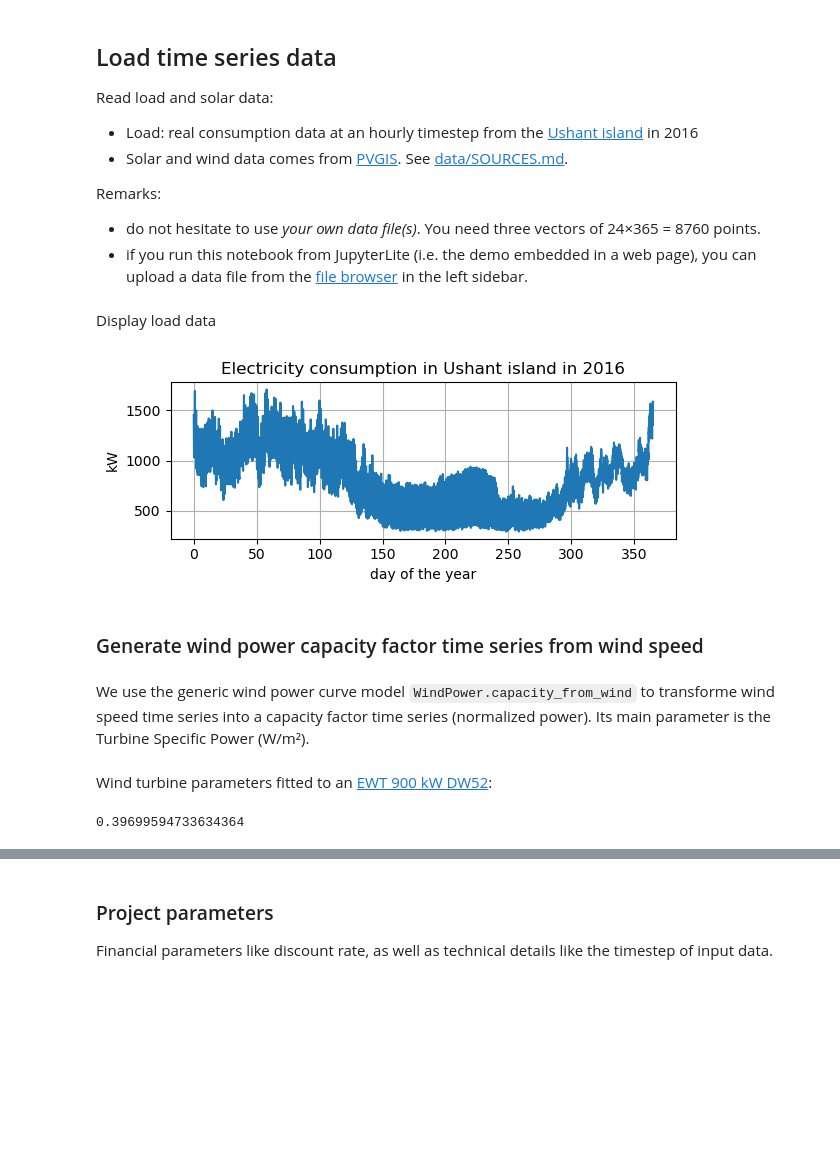
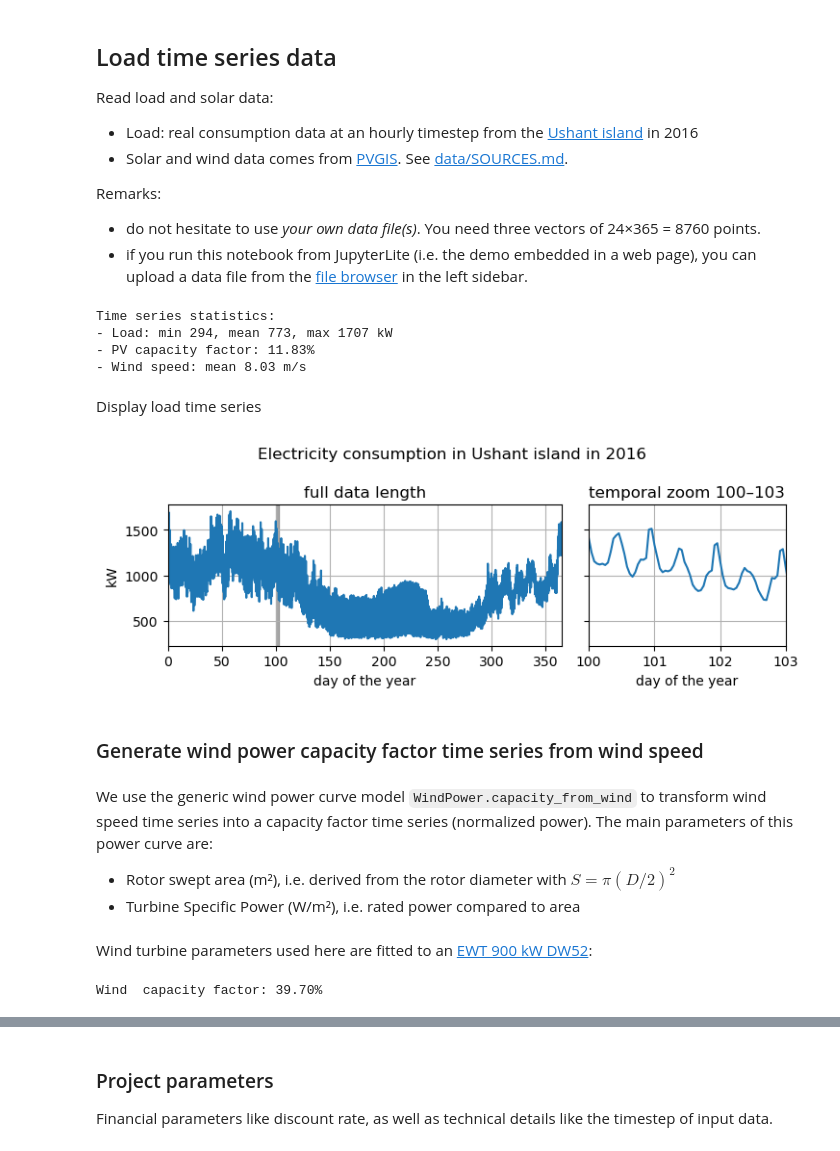
Before and after one commit to Microgrids-X/Microgrids.py, a Jupyter notebook: examples/Microgrid_Wind-Solar.ipynb, the cells around one changed output, grey strips where cells are left out. Saved outputs shown, nothing was run; the diff lists cells and outputs as text; code cells hidden in the pictures; blank space fills up the shorter version.

Commit message:
update Wind-Solar example notebook in line with Julia version v0.10.0

```diff
--- a/examples/Microgrid_Wind-Solar.ipynb
+++ b/examples/Microgrid_Wind-Solar.ipynb
@@ -37,7 +42,7 @@ datapath = folder / 'data' / 'Ouessant_data_2016.csv'
 # %%
 data = np.loadtxt(datapath, delimiter=',', skiprows=2, usecols=(1,2,4))
 
-# Split load and solar data:
+# Split load, solar and wind data:
 Pload = data[:,0] # kW
 Ppv1k = data[:,1] / 1000; # convert to kW/kWp
 wind_speed = data[:,2]; # m/s
@@ -45,30 +50,65 @@ wind_speed = data[:,2]; # m/s
 # Calibrate wind speed data against a mast measurement
 ws_gain = 1.059 # ratio of Mast's mean /PVGIS' mean
 wind_speed = ws_gain*wind_speed
+
+print('Time series statistics:')
+print(f'- Load: min {np.min(Pload):.0f}, mean {np.mean(Pload):.0f}, max {np.max(Pload):.0f} kW')
+print(f'- PV capacity factor: {np.mean(Ppv1k):.2%}') # yearly capacity factor of 12% (quite low in 2016 in Ouessant)
+print(f'- Wind speed: mean {np.mean(wind_speed):.2f} m/s')
+# %% [output]
+Time series statistics:
+- Load: min 294, mean 773, max 1707 kW
+- PV capacity factor: 11.83%
+- Wind speed: mean 8.03 m/s
 # %% [markdown]
-Display load data
+Display load time series
-# %%
-fig, ax = plt.subplots(1,1, figsize=(6,2.5))
-
-td = np.arange(len(Pload))/24 # time in days
-ax.plot(td, Pload, label="load")
-
-ax.grid(True)
-ax.set(
-    title='Electricity consumption in Ushant island in 2016',
-    ylabel='kW',
-    xlabel='day of the year'
-);
-fig.tight_layout()
-plt.show()
-# %% [output]
-[figure, removed]
+# %%
+td = np.arange(len(Pload))/24 # time in days
+
+def plot_ts_zoom(t, ts, zoom, color='C1', title='', xlabel='', ylabel=''):
+    """helper: plot time series with a temporal zoom"""
+    fig, (ax1, ax2) = plt.subplots(1,2, figsize=(7.5,2.7), sharey=True,
+                                   gridspec_kw={'width_ratios': [2,1]})
+    ax1.plot(t, ts, color=color)
+    ax1.axvspan(zoom[0], zoom[1], color='k', alpha=0.3)
+    ax2.plot(t, ts, color=color)
+    ax2.set_xlim(zoom[0], zoom[1])
+
+    ax1.grid(True)
+    ax2.grid(True)
+    fig.suptitle(title)
+    ax1.set_xlim(t[0], t[-1])
+    ax1.set(
+        title='full data length',
+        xlabel=xlabel,
+        ylabel=ylabel
+    )
+    ax2.set(
+        title=f'temporal zoom {zoom[0]}–{zoom[1]}',
+        xlabel=xlabel,
+    )
+    fig.tight_layout()
+    return fig, (ax1, ax2)
+
+
+fig, (ax1, ax2) = plot_ts_zoom(
+    td, Pload,
+    zoom=(100,103), color='tab:blue',
+    title='Electricity consumption in Ushant island in 2016',
+    xlabel='day of the year', ylabel='kW'
+)
+plt.show()
+# %% [output]
+[figure, added]
 # %% [markdown]
 ### Generate wind power capacity factor time series from wind speed
 # %% [markdown]
-We use the generic wind power curve model `WindPower.capacity_from_wind` to transforme wind speed time series into a capacity factor time series (normalized power). Its main parameter is the Turbine Specific Power (W/m²).
+We use the generic wind power curve model `WindPower.capacity_from_wind` to transform wind speed time series into a capacity factor time series (normalized power).
+The main parameters of this power curve are:
+- Rotor swept area (m²), i.e. derived from the rotor diameter with $S=\pi(D/2)^2$
+- Turbine Specific Power (W/m²), i.e. rated power compared to area
 # %% [markdown]
-Wind turbine parameters fitted to an [EWT 900 kW DW52](https://ewtdirectwind.com/products/dw52/):
+Wind turbine parameters used here are fitted to an [EWT 900 kW DW52](https://ewtdirectwind.com/products/dw52/):
 # %%
 S_D52 = np.pi * (52/2)**2 # rotor swept area m²
 TSP_D52 = 900e3/S_D52 # W/m²
@@ -76,8 +117,9 @@ Cp_D52, α_D52 = 0.521, 3.1 # fitted or actual power curve.
 # %%
-cf_wind = mgs.WindPower.capacity_from_wind(wind_speed, TSP_D52, Cp_D52, 25, α_D52)
+cf_wind = mgs.WindPower.capacity_from_wind(wind_speed, TSP_D52, Cp_D52, v_out, α_D52)
 np.mean(cf_wind) # annual capacity factor
+print(f'Wind  capacity factor: {np.mean(cf_wind):.2%}') # yearly capacity factor of 12% (quite low in 2016 in Ouessant)
 # %% [output]
-0.39699594733634364
+Wind  capacity factor: 39.70%
 # %% [markdown]
 ## Microgrid description
 
```
Also changed, not shown: parts of 42 cells of this notebook, 2 other files.
